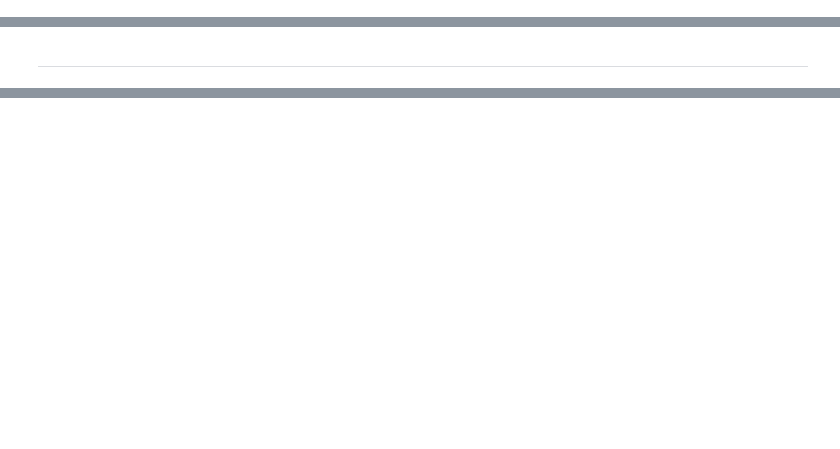
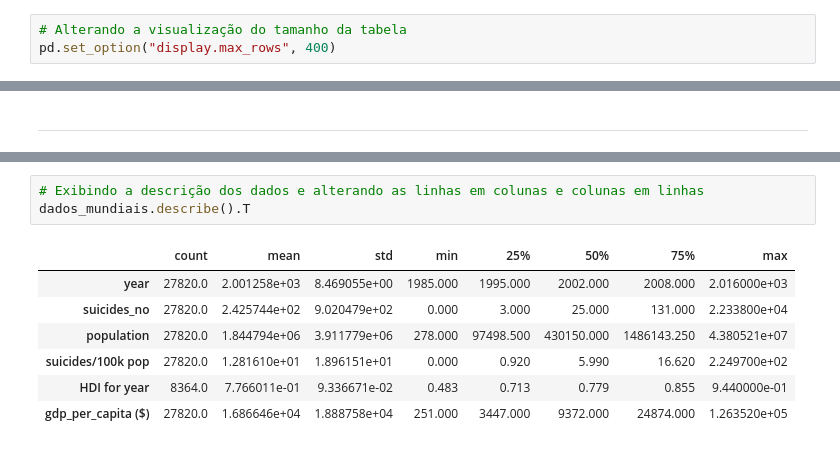
Before and after one commit to littlebru/Indice-de-Suicidio-no-Brasil, a Jupyter notebook: Analise_dados_suicidio.ipynb, the cells around one changed output, grey strips where cells are left out. Saved outputs shown, nothing was run; the diff lists cells and outputs as text; blank space fills up the shorter version.

```diff
--- a/Analise_dados_suicidio.ipynb
+++ b/Analise_dados_suicidio.ipynb
@@ -30,3 +34,6 @@ Análise da taxa de suicidio no Brasil
 import pandas as pd
 import matplotlib.pyplot as plt
 import seaborn as sns
+# %%
+# Alterando a visualização do tamanho da tabela
+pd.set_option("display.max_rows", 400)
@@ -203,0 +119,11 @@ bai
+# %%
+# Exibindo a descrição dos dados e alterando as linhas em colunas e colunas em linhas
+dados_mundiais.describe().T
+# %% [output]
+|  | count | mean | std | min | 25% | 50% | 75% | max |
+| year | 27820.0 | 2.001258e+03 | 8.469055e+00 | 1985.000 | 1995.000 | 2002.000 | 2008.000 | 2.016000e+03 |
+| suicides_no | 27820.0 | 2.425744e+02 | 9.020479e+02 | 0.000 | 3.000 | 25.000 | 131.000 | 2.233800e+04 |
+| population | 27820.0 | 1.844794e+06 | 3.911779e+06 | 278.000 | 97498.500 | 430150.000 | 1486143.250 | 4.380521e+07 |
+| suicides/100k pop | 27820.0 | 1.281610e+01 | 1.896151e+01 | 0.000 | 0.920 | 5.990 | 16.620 | 2.249700e+02 |
+| HDI for year | 8364.0 | 7.766011e-01 | 9.336671e-02 | 0.483 | 0.713 | 0.779 | 0.855 | 9.440000e-01 |
+| gdp_per_capita ($) | 27820.0 | 1.686646e+04 | 1.888758e+04 | 251.000 | 3447.000 | 9372.000 | 24874.000 | 1.263520e+05 |
```
Also changed, not shown: parts of 47 cells of this notebook.
